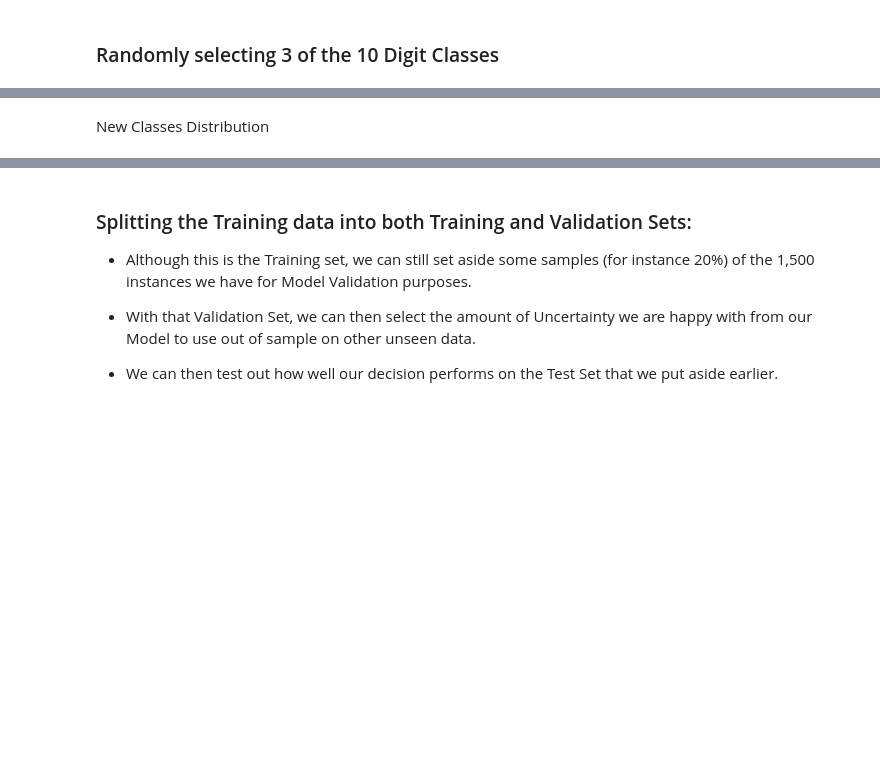
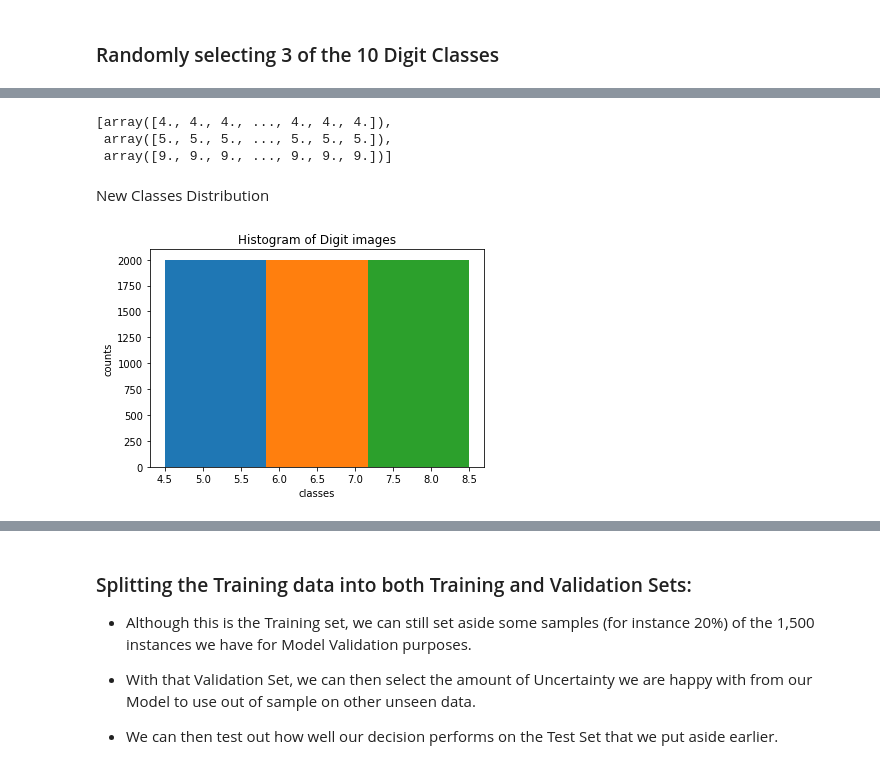
Before and after one commit to comaraDOTcom/ml-applications, a Jupyter notebook: Etivity1/ET5003_Etivity1_CONOROMARA_20151845.ipynb, the cells around one changed output, grey strips where cells are left out. Cells and saved outputs as stored; diff of their text form; code cells hidden in the pictures; blank space fills up the shorter version.

```diff
--- a/Etivity1/ET5003_Etivity1_CONOROMARA_20151845.ipynb
+++ b/Etivity1/ET5003_Etivity1_CONOROMARA_20151845.ipynb
@@ -194,6 +192,8 @@ classes
 # %%
 # The number of instances we'll keep for each of our 3 digits:
-inst_class =
+inst_class = 2000
+inputs = []
+labels = []
 
 
 # Loop to randomly sample the instances for each digit:
@@ -205,5 +205,11 @@ for r in classes:
 # Shaping inputs and labels in the right format
 X_train = np.vstack(inputs).astype(np.float64)
 y_train = np.hstack(labels)
+# %%
+labels
+# %% [output]
+[array([4., 4., 4., ..., 4., 4., 4.]),
+ array([5., 5., 5., ..., 5., 5., 5.]),
+ array([9., 9., 9., ..., 9., 9., 9.])]
 # %% [markdown]
 New Classes Distribution
@@ -212,3 +216,15 @@ New Classes Distribution
+# %%
+# new histogram
+fig, ax = plt.subplots()
+ind = np.arange(n_classes)
+
+n, bins, patches = ax.hist(labels, n_classes)
+ax.set_xlabel('classes')
+ax.set_ylabel('counts')
+ax.set_title(r'Histogram of Digit images')
+plt.show()
+# %% [output]
+[figure, added]
 # %%
 # plot digits
 def plot_digits(instances, images_per_row=5, **options):
```
Also changed, not shown: parts of 18 cells of this notebook.
